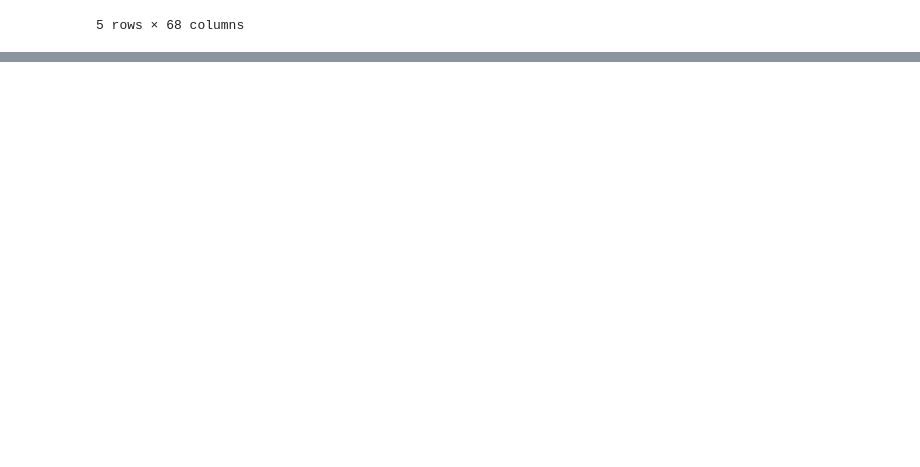
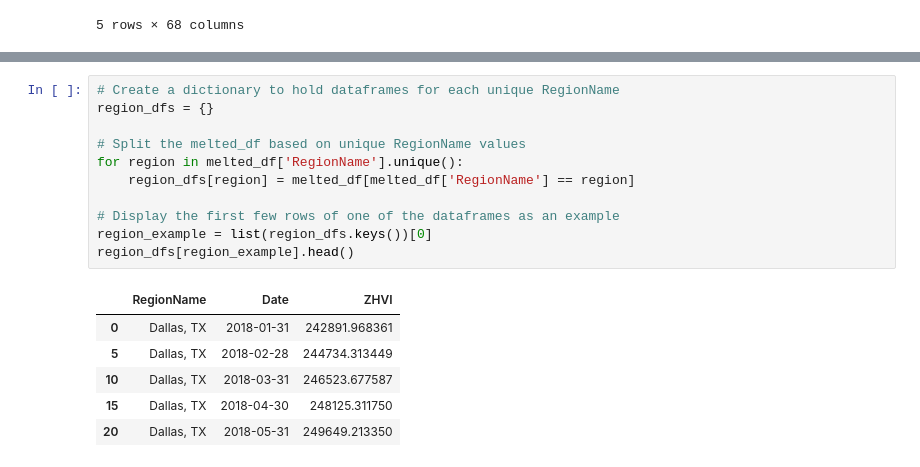
Before and after one commit to rjosanchez/project4-team1, a Jupyter notebook: ZHVI_Clean_Up.ipynb, the cells around one changed output, grey strips where cells are left out. Saved outputs shown, nothing was run; the diff lists cells and outputs as text; blank space fills up the shorter version.

```diff
--- a/ZHVI_Clean_Up.ipynb
+++ b/ZHVI_Clean_Up.ipynb
@@ -117,0 +149,18 @@ city = {
+# %%
+# Create a dictionary to hold dataframes for each unique RegionName
+region_dfs = {}
+
+# Split the melted_df based on unique RegionName values
+for region in melted_df['RegionName'].unique():
+    region_dfs[region] = melted_df[melted_df['RegionName'] == region]
+
+# Display the first few rows of one of the dataframes as an example
+region_example = list(region_dfs.keys())[0]
+region_dfs[region_example].head()
+# %% [output]
+|  | RegionName | Date | ZHVI |
+| 0 | Dallas, TX | 2018-01-31 | 242891.968361 |
+| 5 | Dallas, TX | 2018-02-28 | 244734.313449 |
+| 10 | Dallas, TX | 2018-03-31 | 246523.677587 |
+| 15 | Dallas, TX | 2018-04-30 | 248125.311750 |
+| 20 | Dallas, TX | 2018-05-31 | 249649.213350 |
```
Also changed, not shown: parts of 11 cells of this notebook.
